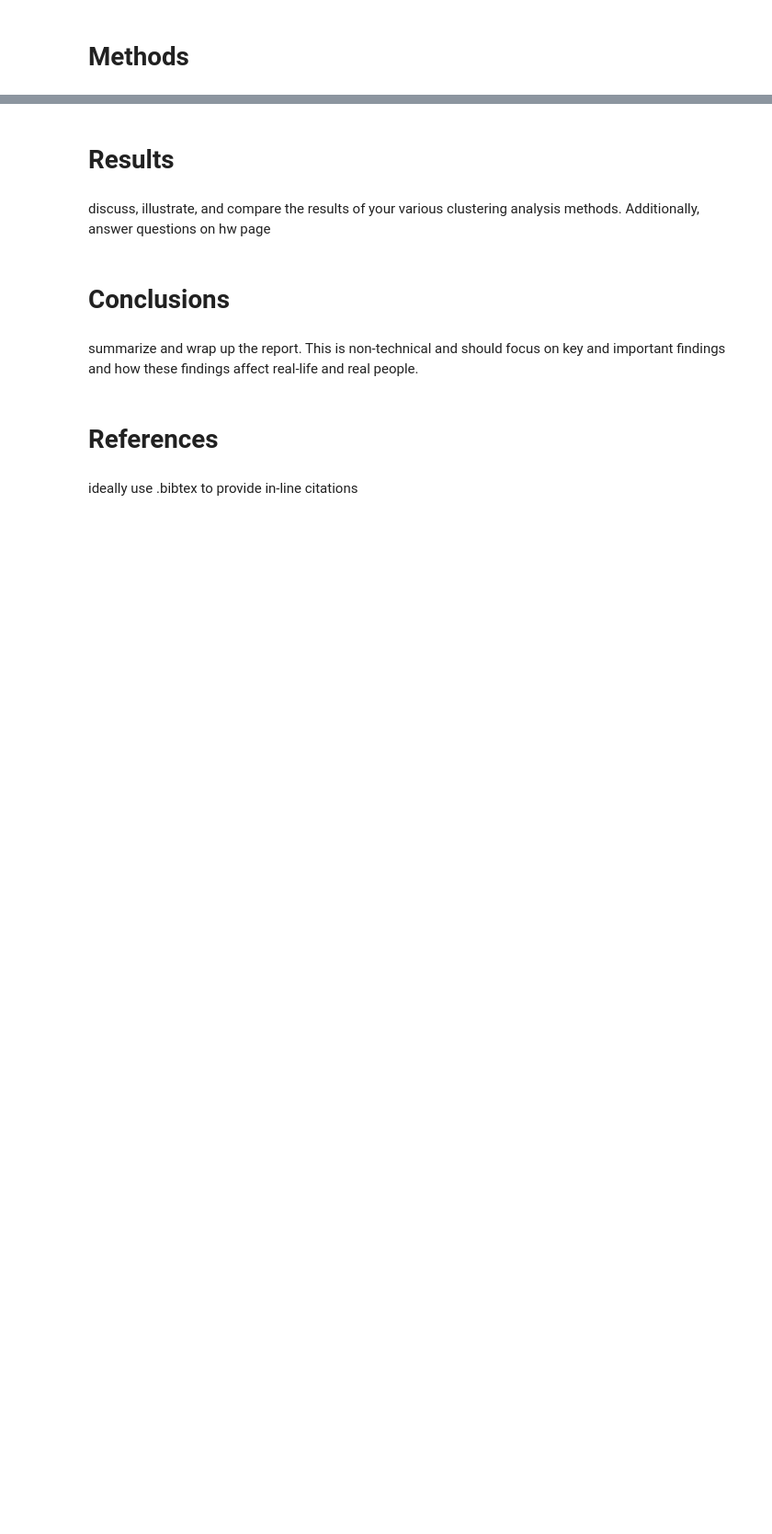
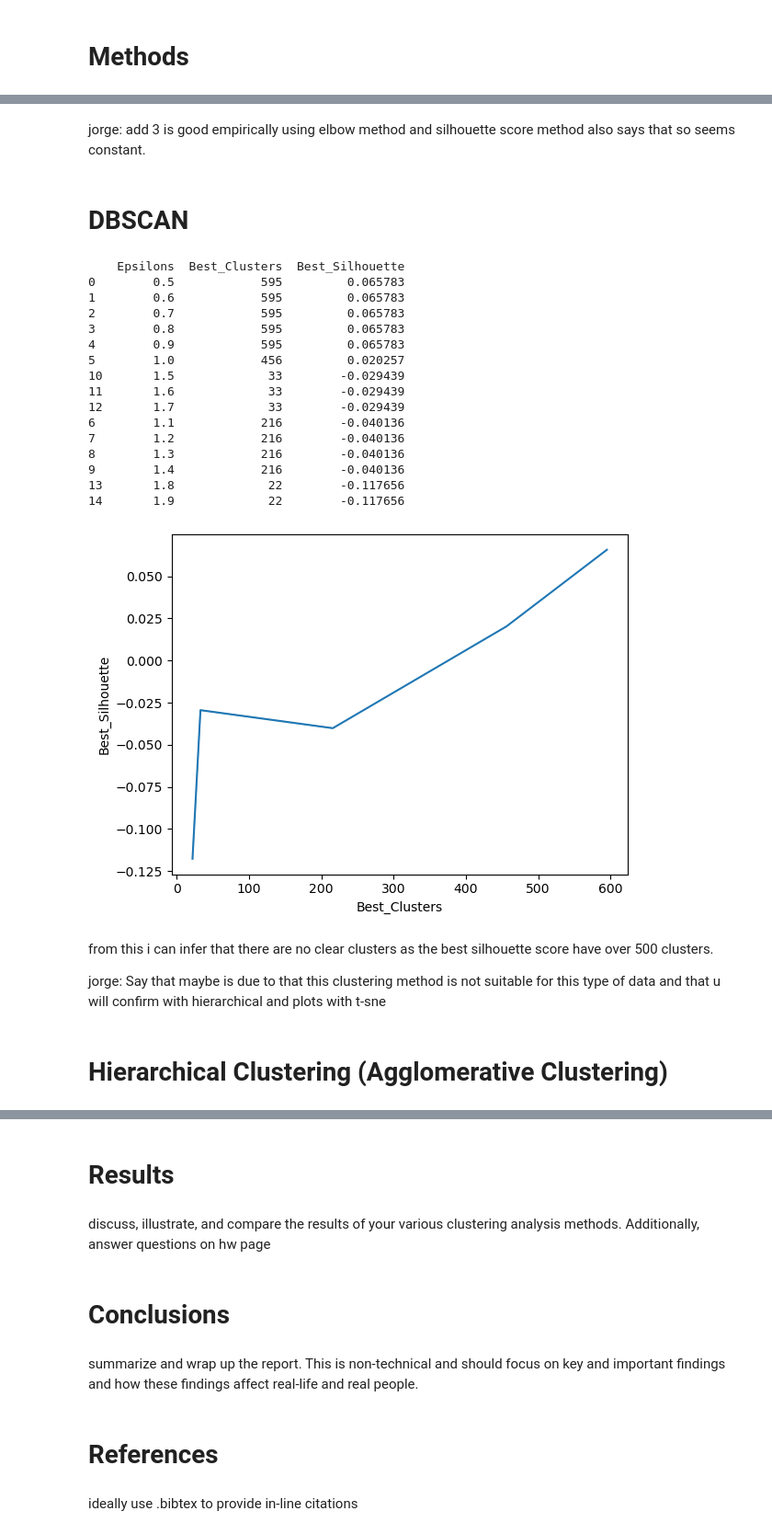
Before and after one commit to anly501/dsan-5000-project-wmcgloin, a Jupyter notebook: website/clustering.ipynb, the cells around one changed output, grey strips where cells are left out. Shown at 92% size. Drawn from its saved outputs; the diff is of its cells as text; code cells hidden in the pictures; blank space fills up the shorter version.

```diff
--- a/website/clustering.ipynb
+++ b/website/clustering.ipynb
@@ -26,0 +134,60 @@ describe your coding workflow
+# %% [markdown]
+jorge: add 3 is good empirically using elbow method and silhouette score method also says that so seems constant.
+# %% [markdown]
+# DBSCAN
+# %%
+# perform DBSCAN clustering. use the eps and min_samples parameters to find the optimal number of clusters. plot the number of clusters vs the silhouette score. Suggest the optimal number of clusters based on the plot.
+
+best_scores = []
+eps = []
+clus = []
+z1 = [i / 10 for i in range(5, 20)]
+z2 = range(2, 10) # explain why 2 to 10 or just do 1 to 10 but then u have to fix smth in the code if i dont remember wrong. i suggest explaining is a common assumption to do here
+
+for i in z1:
+    max_score = -1
+    best_cluster = -1
+    best_eps = -1
+    for j in z2:
+        model = DBSCAN(eps=i, min_samples=j)
+        predics = model.fit_predict(df)
+        num_clusters = len(pd.Series(predics).unique())
+        if num_clusters > 1:
+            score = silhouette_score(df, predics)
+            if score > max_score:
+                max_score = score
+                best_cluster = num_clusters
+                best_eps = i
+
+    best_scores.append(max_score)
+    clus.append(best_cluster)
+    eps.append(best_eps)
+
+df1 = pd.DataFrame({'Epsilons': eps, 'Best_Clusters': clus, 'Best_Silhouette': best_scores})
+print(df1.sort_values(by="Best_Silhouette", ascending=False))
+sns.lineplot(data=df1, x='Best_Clusters',y='Best_Silhouette')
+plt.show()
+# %% [output]
+    Epsilons  Best_Clusters  Best_Silhouette
+0        0.5            595         0.065783
+1        0.6            595         0.065783
+2        0.7            595         0.065783
+3        0.8            595         0.065783
+4        0.9            595         0.065783
+5        1.0            456         0.020257
+10       1.5             33        -0.029439
+11       1.6             33        -0.029439
+12       1.7             33        -0.029439
+6        1.1            216        -0.040136
+7        1.2            216        -0.040136
+8        1.3            216        -0.040136
+9        1.4            216        -0.040136
+13       1.8             22        -0.117656
+14       1.9             22        -0.117656
+[figure, added]
+# %% [markdown]
+from this i can infer that there are no clear clusters as the best silhouette score have over 500 clusters.
+
+jorge: Say that maybe is due to that this clustering method is not suitable for this type of data and that u will confirm with hierarchical and plots with t-sne
+# %% [markdown]
+# Hierarchical Clustering (Agglomerative Clustering)
```
Also changed, not shown: parts of 15 cells of this notebook, 20 other files.
